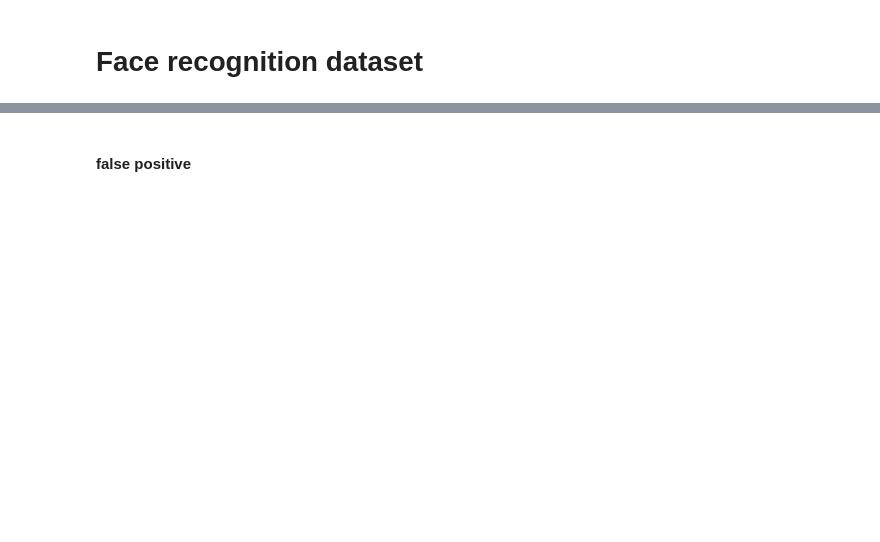
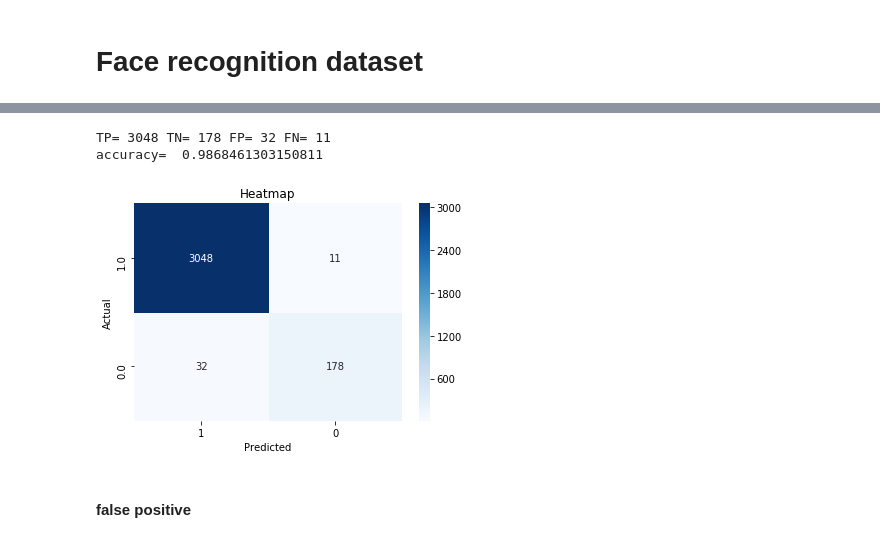
Before and after one commit to mmejiam-eafit/ms_data_science_project_i, a Jupyter notebook: eigenfaces/notebooks/Eigenfaces with Python Part2.ipynb, the cells around one changed output, grey strips where cells are left out. Cells and saved outputs as stored; diff of their text form; code cells hidden in the pictures; blank space fills up the shorter version.

```diff
--- a/eigenfaces/notebooks/Eigenfaces with Python Part2.ipynb
+++ b/eigenfaces/notebooks/Eigenfaces with Python Part2.ipynb
@@ -194,20 +261,24 @@ histbox(totaldistance)
 # %%
 y_true=np.ones(dataset_N)
 y_true=np.append(y_true,np.zeros(landscapes.shape[0]))
 y_pred=(totaldistance<=outliers[0])*1
 
 tn, fp, fn, tp = confusion_matrix(y_true, y_pred).ravel()
 print('TP=', tp,'TN=',tn,'FP=',fp,'FN=', fn)
 print('accuracy= ', (tp+tn)/(tp+tn+fp+fn))
 
 plt.figure()
 plt.title("Heatmap")
-data = {'y_Actual': y_true,'y_Predicted': y_pred}
-df = pd.DataFrame(data, columns=['y_Actual','y_Predicted'])
+prediction_data = {'y_Actual': y_true,'y_Predicted': y_pred}
+df = pd.DataFrame(prediction_data, columns=['y_Actual','y_Predicted'])
 confusionmatrix1 = pd.crosstab(df['y_Actual'], df['y_Predicted'], rownames=['Actual'], colnames=['Predicted'])
 ax=sns.heatmap(confusionmatrix1, annot=True,cmap='Blues', fmt='.0f');
 ax.invert_yaxis()
 ax.invert_xaxis()
+# %% [output]
+TP= 3048 TN= 178 FP= 32 FN= 11
+accuracy=  0.9868461303150811
+[figure, added]
 # %% [markdown]
 #### false positive
 # %%
```
Also changed, not shown: parts of 43 cells of this notebook, 1 other file.
